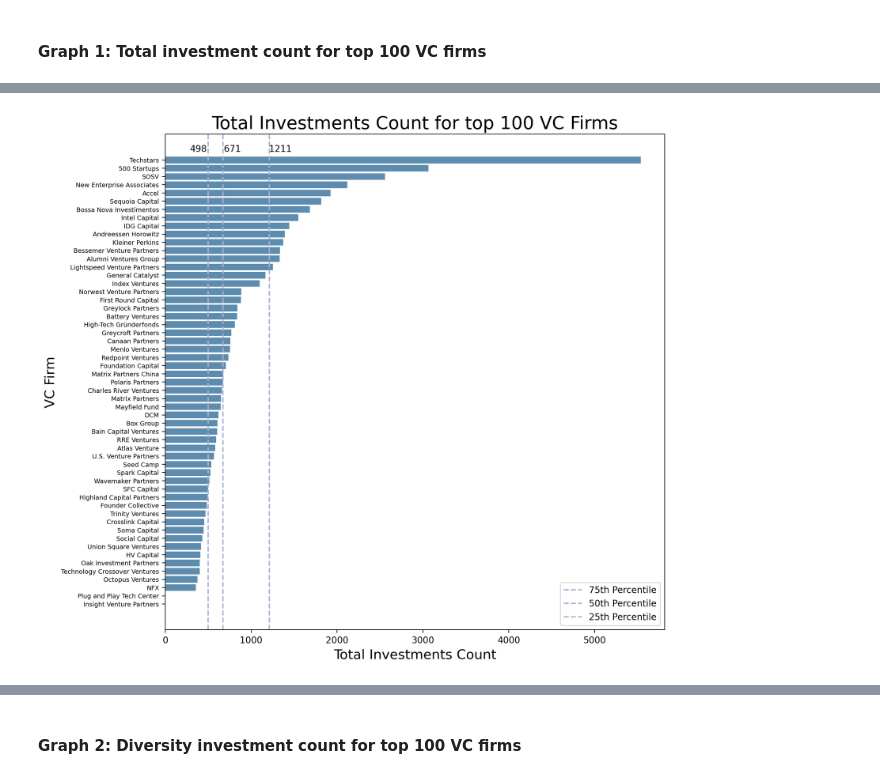
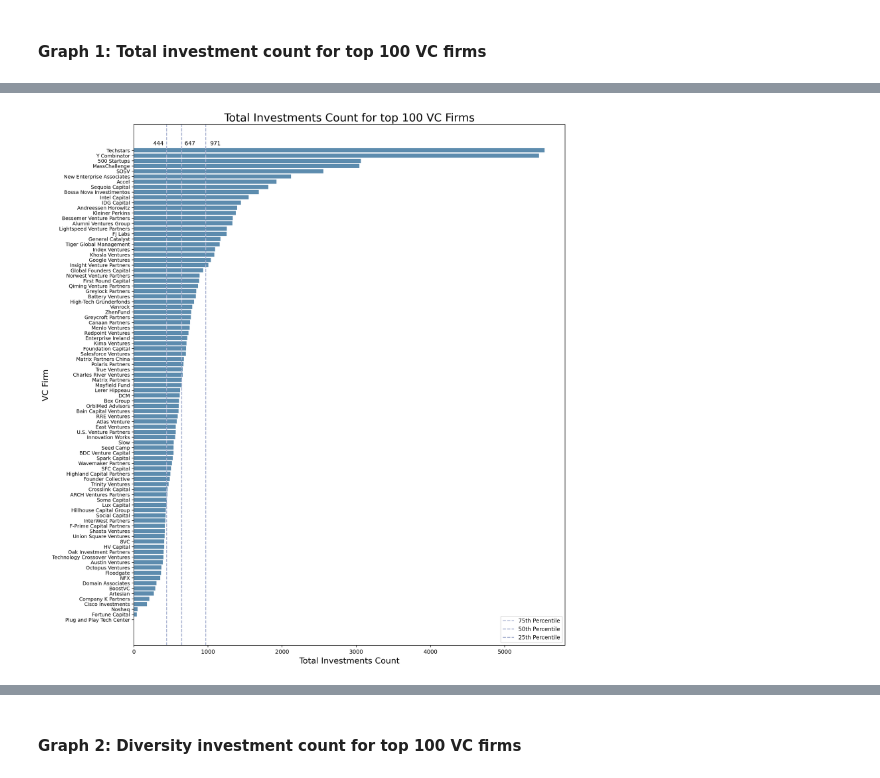
Before and after one commit to Yer1k/Diverse_Led_Funds, a Jupyter notebook: 10_code/Graphs.ipynb, the cells around one changed output, grey strips where cells are left out. Drawn from its saved outputs; the diff is of its cells as text; code cells hidden in the pictures.

Commit message:
updated graph to include stats

```diff
--- a/10_code/Graphs.ipynb
+++ b/10_code/Graphs.ipynb
@@ -31,11 +32,14 @@ df["DIP: Diversity Investment Percentage"] = (
     .str.replace("%", "")
     .astype(float)
 )
+# %%
+# drop if DIP: Diversity Investment Percentage is NaN
+df = df[~df["DIP: Diversity Investment Percentage"].isna()]
 # %% [markdown]
 ### Create Graphs
 # %% [markdown]
 #### Graph 1: Total investment count for top 100 VC firms
 # %%
 df_sorted = df.sort_values(by="Total Investment Count", ascending=False)
-# drop nan
-df_sorted.dropna(inplace=True)
+# fill na with 0
+# df_sorted["Total Investment Count"] = df_sorted["Total Investment Count"].fillna(0)
@@ -42,39 +58,39 @@ df_sorted.dropna(inplace=True)
 # %%
 # create a bar chart of total investments count
-fig, ax = plt.subplots(figsize=(10, 10))
+fig, ax = plt.subplots(figsize=(14, 17))
 ax.barh(
     df_sorted["VC Firm"], df_sorted["Total Investment Count"], color="#5D8CAE"
 )
 ax.set_title("Total Investments Count for top 100 VC Firms", fontsize=20)
 ax.set_ylabel("VC Firm", fontsize=15)
 ax.set_xlabel("Total Investments Count", fontsize=15)
-ax.tick_params(axis="y", labelsize=7)
+ax.tick_params(axis="y", labelsize=9)
 pv_75 = np.percentile(df_sorted["Total Investment Count"], 75)
 pv_50 = np.percentile(df_sorted["Total Investment Count"], 50)
 pv_25 = np.percentile(df_sorted["Total Investment Count"], 25)
 ax.axvline(pv_75, color="#A8B2D1", linestyle="--", label="75th Percentile")
 ax.annotate(
     str(int(pv_75) + 1),
     xy=(pv_75 + 130, -1),
     ha="center",
     annotation_clip=False,
 )
 ax.axvline(pv_50, color="#A8B2D1", linestyle="--", label="50th Percentile")
 ax.annotate(
     str(int(pv_50) + 1),
     xy=(pv_50 + 110, -1),
     ha="center",
     annotation_clip=False,
 )
 ax.axvline(pv_25, color="#A8B2D1", linestyle="--", label="25th Percentile")
 ax.annotate(
     str(int(pv_25) + 1),
     xy=(pv_25 - 110, -1),
     ha="center",
     annotation_clip=False,
 )
 ax.legend()
 plt.gca().invert_yaxis()
 plt.show()
 # %% [output]
-[figure, old version]
+[figure, new version]
```
Also changed, not shown: parts of 13 cells of this notebook, 4 other files.
